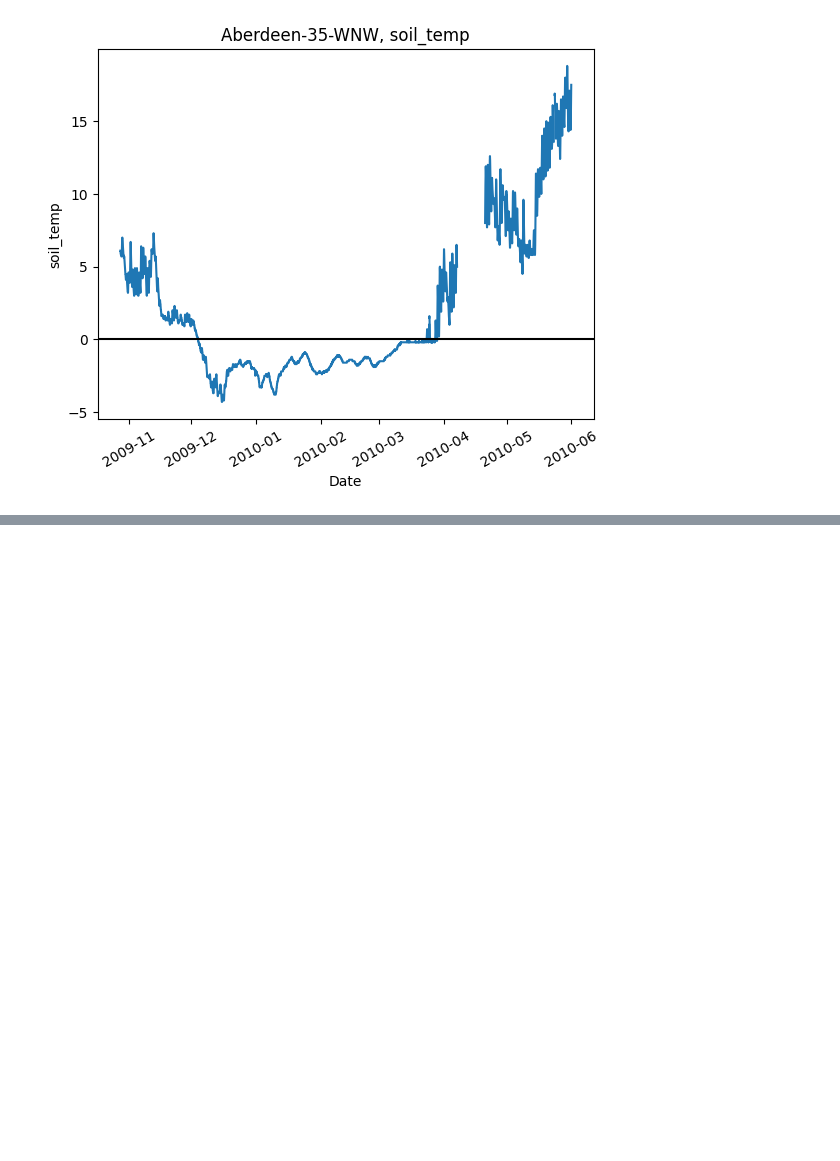
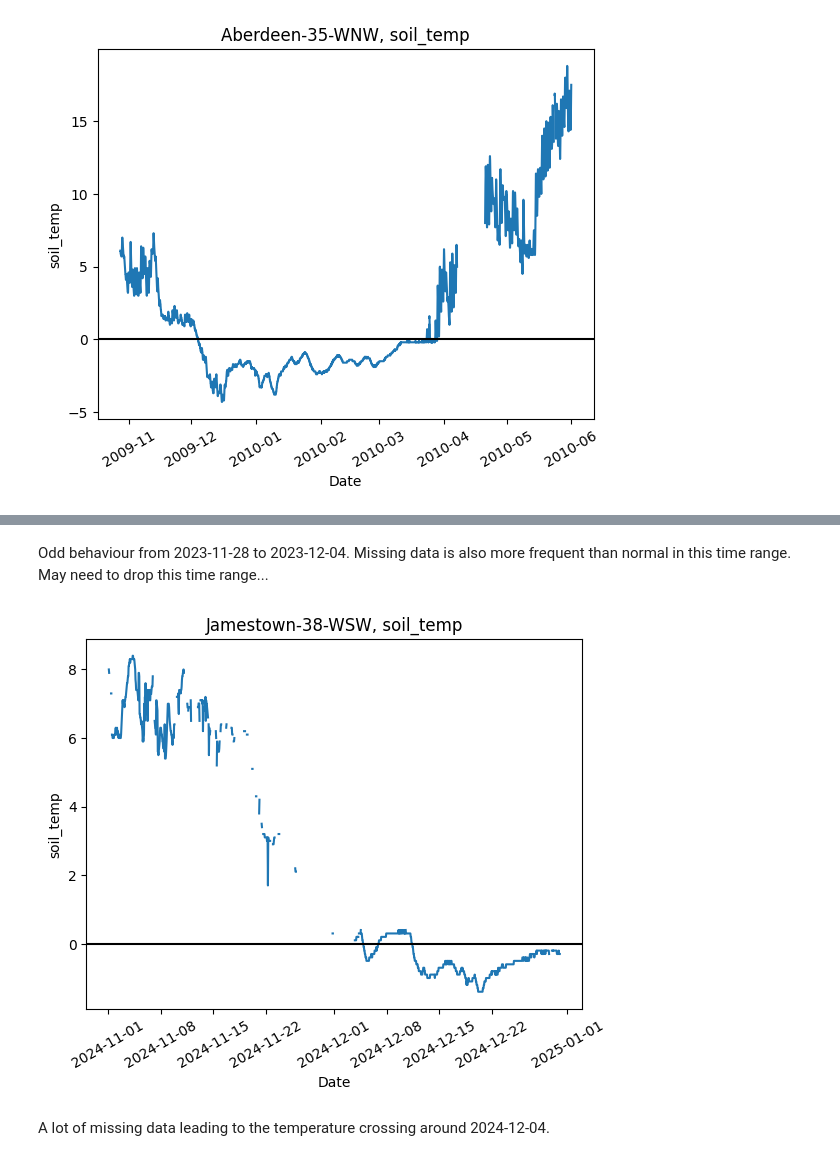
Before and after one commit to gerezk/freeze-thaw-soil-prediction, a Jupyter notebook: ISMN_data_cleaning.ipynb, the cells around one changed output, grey strips where cells are left out. Cells and saved outputs as stored; diff of their text form; code cells hidden in the pictures; blank space fills up the shorter version.

```diff
--- a/ISMN_data_cleaning.ipynb
+++ b/ISMN_data_cleaning.ipynb
@@ -123,0 +197,8 @@ df_nenana = utils.collect_data(raw_data_path / dir_nenana, max_depth, short_vari
+# %% [markdown]
+Odd behaviour from 2023-11-28 to 2023-12-04. Missing data is also more frequent than normal in this time range. May need to drop this time range...
+# %%
+utils.line_plot(jamestown_df, long_variable, station=str(dir_jamestown), start=datetime.datetime(2024, 11, 1), end=datetime.datetime(2025, 1, 1))
+# %% [output]
+[figure, added]
+# %% [markdown]
+A lot of missing data leading to the temperature crossing around 2024-12-04.
```
Also changed, not shown: parts of 14 cells of this notebook, 1 other file.
